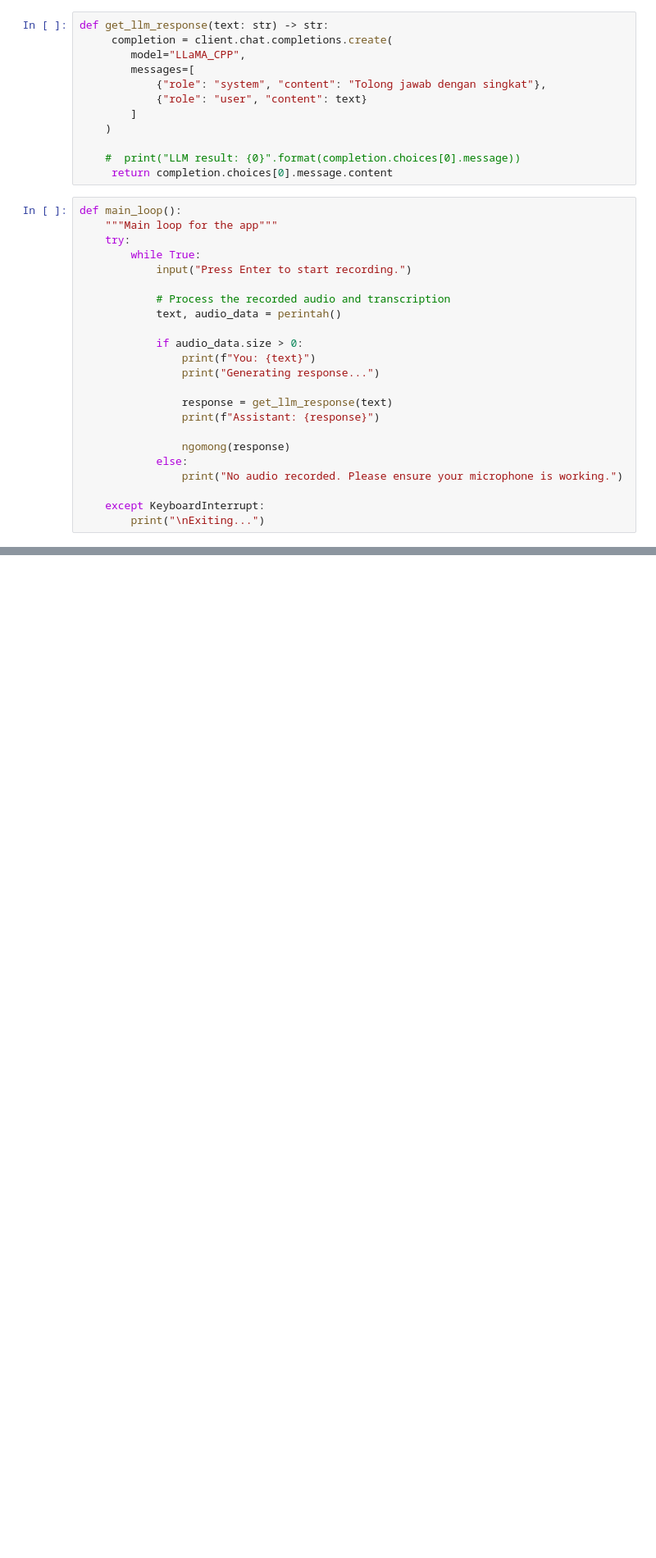
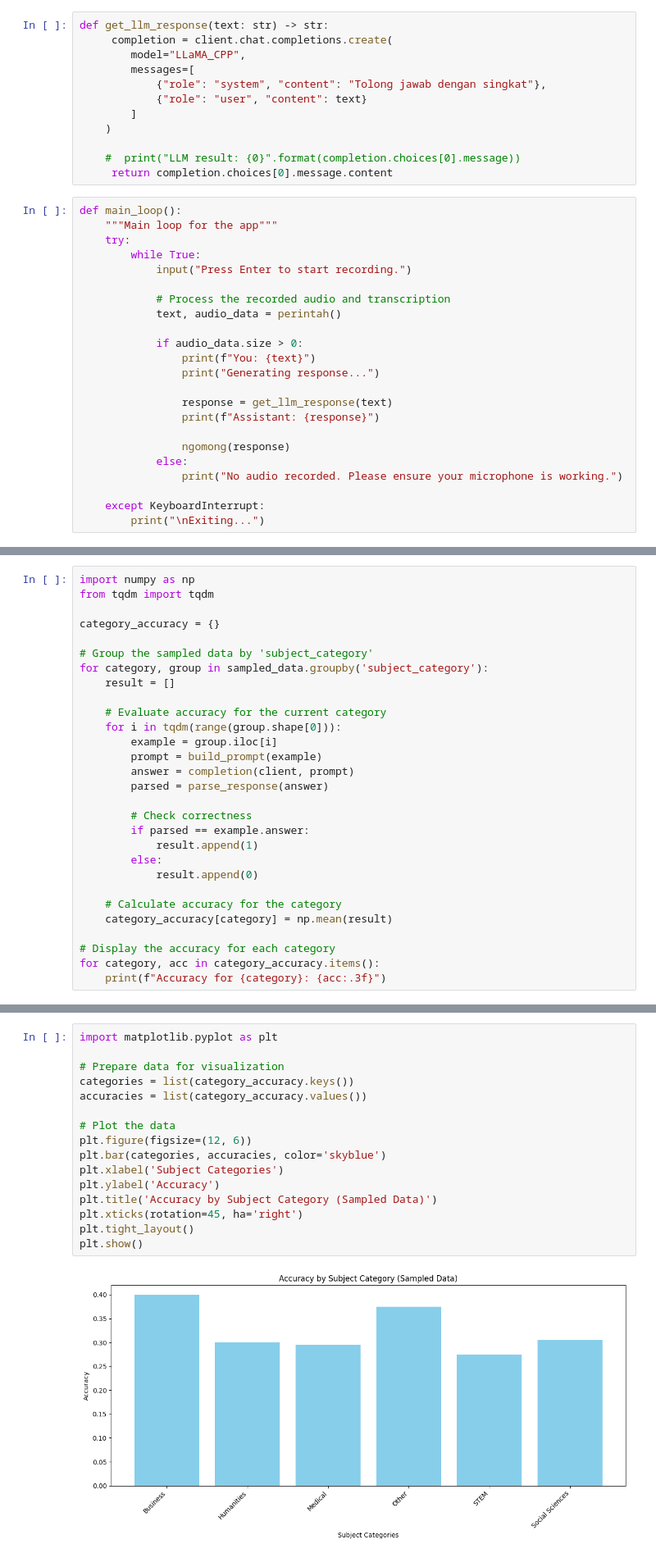
Before and after one commit to kimberlymazel/kata-ondevice, a Jupyter notebook: Llama1B-Instruct.ipynb, the cells around one changed output, grey strips where cells are left out. Shown at 82% size. Drawn from its saved outputs; the diff is of its cells as text; blank space fills up the shorter version.

```diff
--- a/Llama1B-Instruct.ipynb
+++ b/Llama1B-Instruct.ipynb
@@ -159,0 +377,29 @@ Exiting...
+# %%
+import numpy as np
+from tqdm import tqdm
+
+category_accuracy = {}
+
+# Group the sampled data by 'subject_category'
+for category, group in sampled_data.groupby('subject_category'):
+    result = []
+
+    # Evaluate accuracy for the current category
+    for i in tqdm(range(group.shape[0])):
+        example = group.iloc[i]
+        prompt = build_prompt(example)
+        answer = completion(client, prompt)
+        parsed = parse_response(answer)
+
+        # Check correctness
+        if parsed == example.answer:
+            result.append(1)
+        else:
+            result.append(0)
+
+    # Calculate accuracy for the category
+    category_accuracy[category] = np.mean(result)
+
+# Display the accuracy for each category
+for category, acc in category_accuracy.items():
+    print(f"Accuracy for {category}: {acc:.3f}")
@@ -159,0 +569,18 @@ Exiting...
+# %%
+import matplotlib.pyplot as plt
+
+# Prepare data for visualization
+categories = list(category_accuracy.keys())
+accuracies = list(category_accuracy.values())
+
+# Plot the data
+plt.figure(figsize=(12, 6))
+plt.bar(categories, accuracies, color='skyblue')
+plt.xlabel('Subject Categories')
+plt.ylabel('Accuracy')
+plt.title('Accuracy by Subject Category (Sampled Data)')
+plt.xticks(rotation=45, ha='right')
+plt.tight_layout()
+plt.show()
+# %% [output]
+[figure, added]
```
Also changed, not shown: parts of 30 cells of this notebook.
